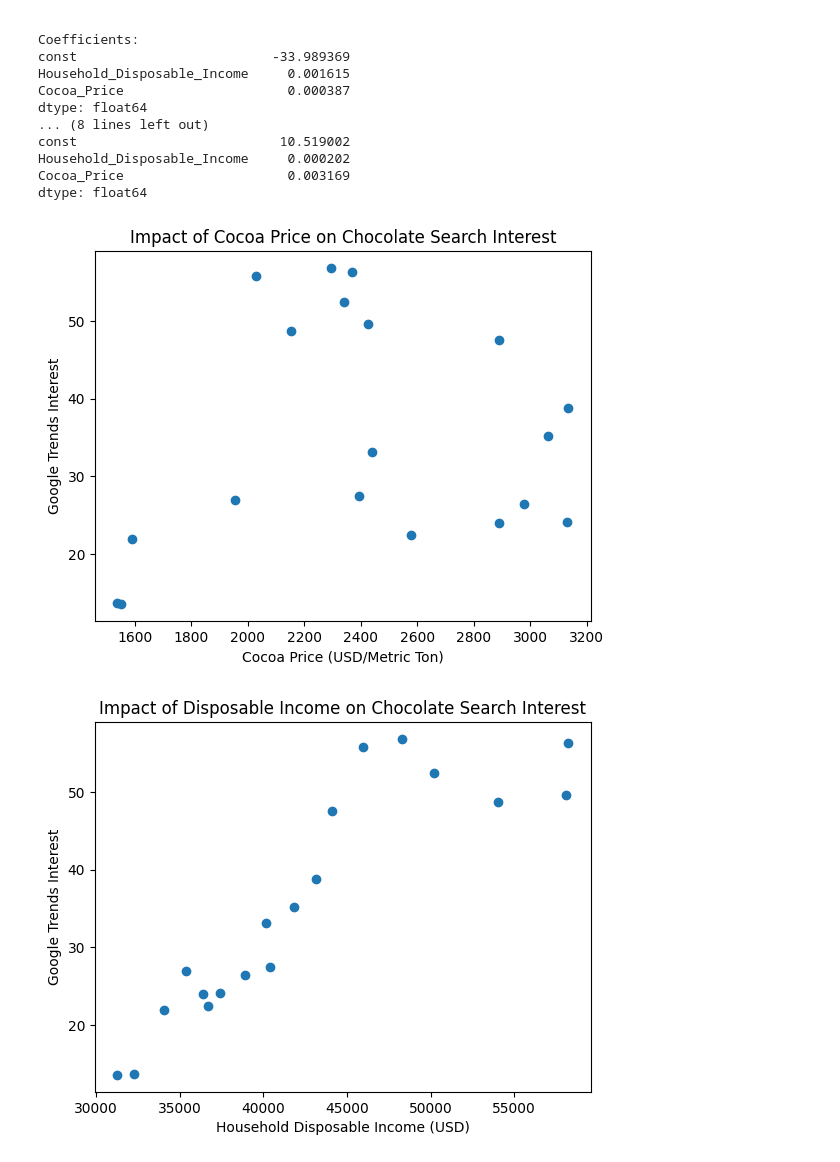
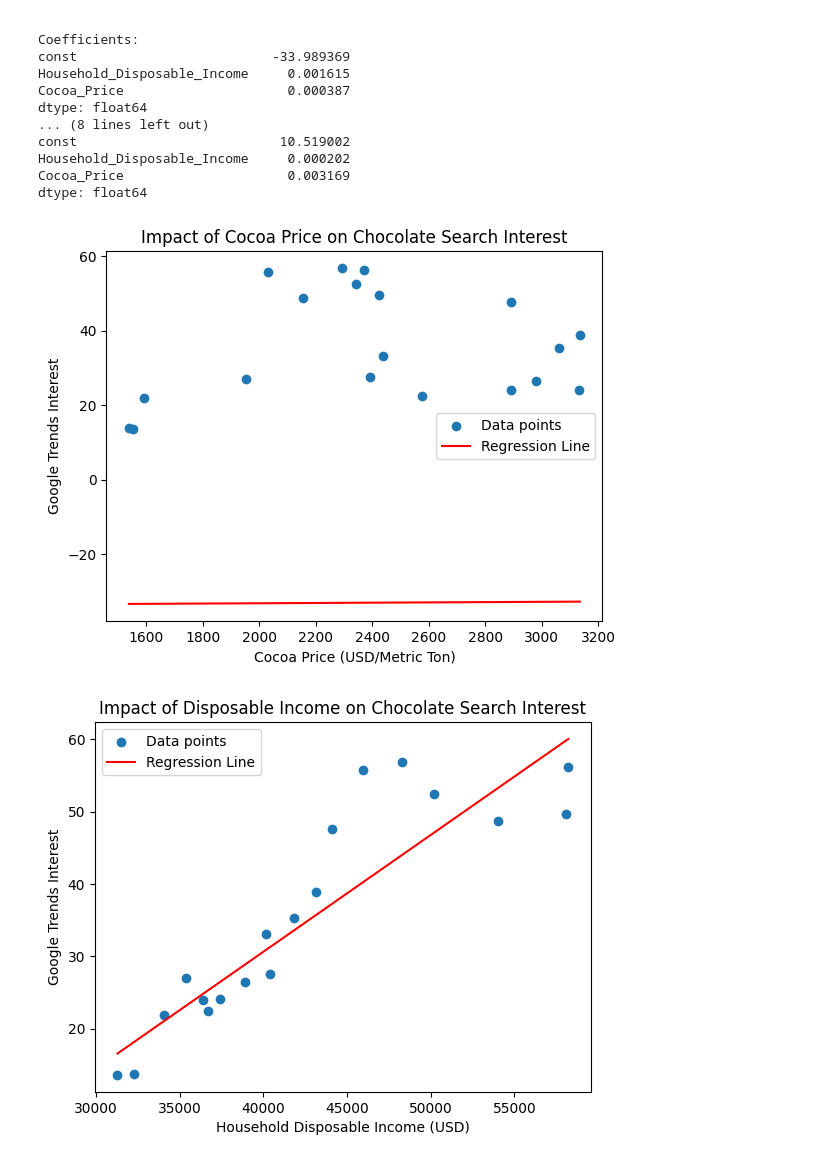
Before and after one commit to NoahGal-19/Group8, a Jupyter notebook: Regression.ipynb, the cells around one changed output. Drawn from its saved outputs; the diff is of its cells as text; code cells hidden in the pictures.

```diff
--- a/Regression.ipynb
+++ b/Regression.ipynb
@@ -72,21 +72,41 @@ Household_Disposable_Income     0.000202
 Cocoa_Price                     0.003169
 dtype: float64
 # %%
-#Cocoa Price vs. Google Trends Interest
+# Let's plot: Cocoa Price vs. Google Trends Interest
 import matplotlib.pyplot as plt
-plt.scatter(data['Cocoa_Price'], data['Google_Trends_Interest'])
+import numpy as np
+
+plt.scatter(data['Cocoa_Price'], data['Google_Trends_Interest'], label="Data points")
 plt.xlabel('Cocoa Price (USD/Metric Ton)')
 plt.ylabel('Google Trends Interest')
 plt.title('Impact of Cocoa Price on Chocolate Search Interest')
+
+# Regression line
+slope = model.params['Cocoa_Price']
+intercept = model.params['const']
+x_vals = np.linspace(data['Cocoa_Price'].min(), data['Cocoa_Price'].max(), 100)
+y_vals = slope * x_vals + intercept
+plt.plot(x_vals, y_vals, color='red', label="Regression Line")
+
+plt.legend()
 plt.show()
 # %% [output]
-[figure, old version]
+[figure, new version]
 # %%
-#Household Disposable Income vs. Google Trends Interest
-plt.scatter(data['Household_Disposable_Income'], data['Google_Trends_Interest'])
+# Now let's plot: Household Disposable Income vs. Google Trends Interest
+plt.scatter(data['Household_Disposable_Income'], data['Google_Trends_Interest'], label="Data points")
 plt.xlabel('Household Disposable Income (USD)')
 plt.ylabel('Google Trends Interest')
 plt.title('Impact of Disposable Income on Chocolate Search Interest')
+
+# Regression line
+slope = model.params['Household_Disposable_Income']
+intercept = model.params['const']
+x_vals = np.linspace(data['Household_Disposable_Income'].min(), data['Household_Disposable_Income'].max(), 100)
+y_vals = slope * x_vals + intercept
+plt.plot(x_vals, y_vals, color='red', label="Regression Line")
+
+plt.legend()
 plt.show()
 # %% [output]
-[figure, old version]
+[figure, new version]
```
Also changed, not shown: parts of 1 cell of this notebook.
